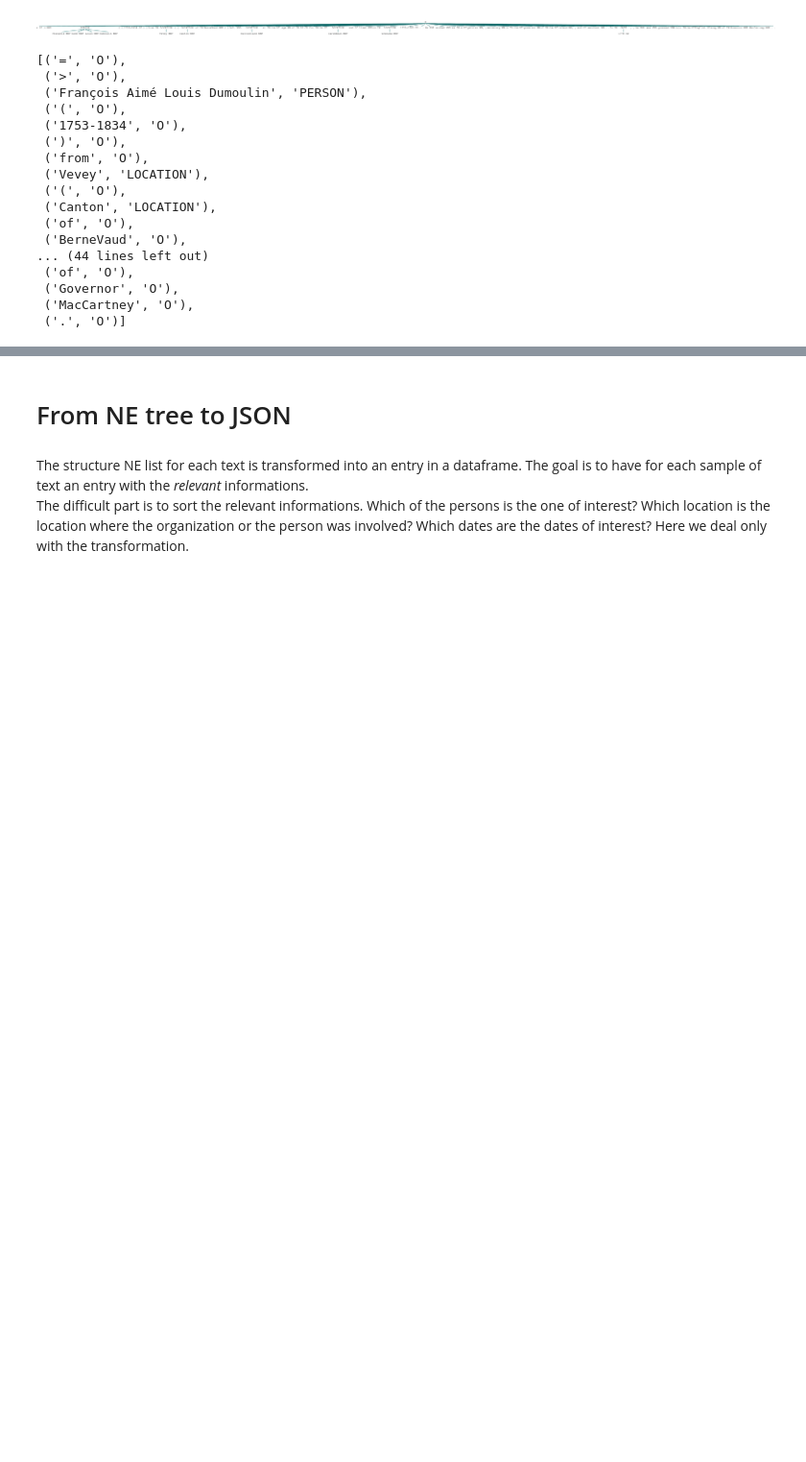
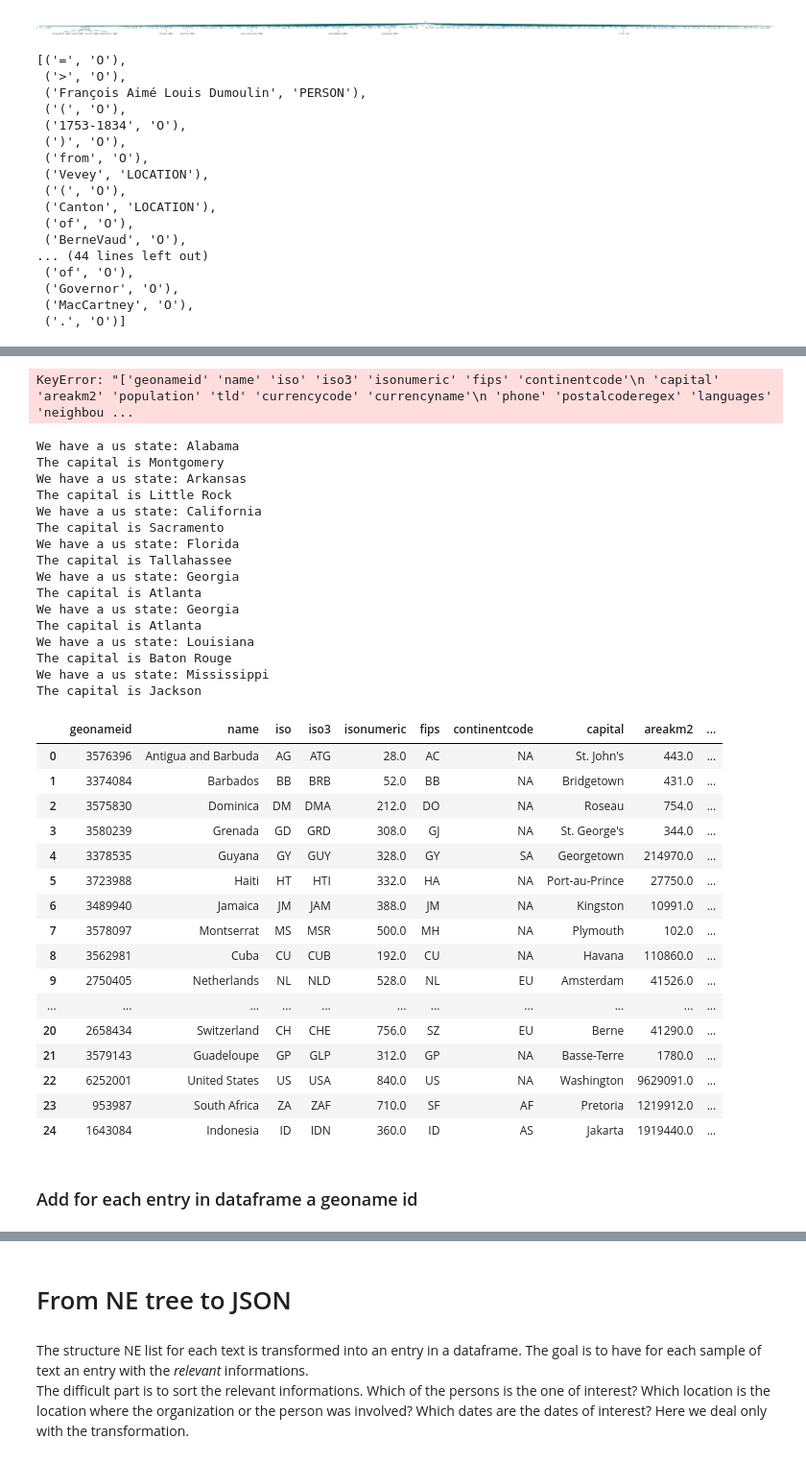
Before and after one commit to ych-wang/Colonial-heritage-in-Switzerland, a Jupyter notebook: caricom-text-processing.ipynb, the cells around one changed output, grey strips where cells are left out. Shown at 96% size. Drawn from its saved outputs; the diff is of its cells as text; code cells hidden in the pictures; blank space fills up the shorter version.

```diff
--- a/caricom-text-processing.ipynb
+++ b/caricom-text-processing.ipynb
@@ -287,0 +794,2 @@ def ner_text(text):
+# %%
+countries_raw = caricomDataRaw['colonial_Location'].unique()
@@ -287,0 +807,13 @@ def ner_text(text):
+# %%
+us_states = gc.get_us_states()
+#us_states
+# %%
+us_states_dic = []
+for i in range(len(list(us_states.keys())[0:51])):
+    key = list(us_states.keys())[i]
+    #print(key)
+    all_inf = us_states[str(key)]
+    name = all_inf['name']
+    us_states_dic.append([name,key])
+    #print(name)
+#us_states_dic
@@ -287,0 +942,54 @@ def ner_text(text):
+# %%
+#transform JSON list into a dataframe
+colonial_countries = pd.json_normalize(countries_geo_dict_final)
+colonial_countries.drop_duplicates()
+colonial_countries.drop(colonial_countries[colonial_countries['iso']=='GE'])
+# %% [output]
+KeyError: "['geonameid' 'name' 'iso' 'iso3' 'isonumeric' 'fips' 'continentcode'\n 'capital' 'areakm2' 'population' 'tld' 'currencycode' 'currencyname'\n 'phone' 'postalcoderegex' 'languages' 'neighbou ...
+# %%
+#add capitals for us states
+for name in colonial_countries['name'] :
+    if name in only_names: #only names is the list of US states
+        print(f'We have a us state: {name}')
+        capital = capital_dic[name]
+        print(f'The capital is {capital}')
+        #df = colonial_countries.loc[colonial_countries['name'] == name]
+        colonial_countries.loc[(colonial_countries['name'] == name),'capital']=capital
+        #colonial_countries.insert(2,'capital', capital)
+colonial_countries
+# %% [output]
+We have a us state: Alabama
+The capital is Montgomery
+We have a us state: Arkansas
+The capital is Little Rock
+We have a us state: California
+The capital is Sacramento
+We have a us state: Florida
+The capital is Tallahassee
+We have a us state: Georgia
+The capital is Atlanta
+We have a us state: Georgia
+The capital is Atlanta
+We have a us state: Louisiana
+The capital is Baton Rouge
+We have a us state: Mississippi
+The capital is Jackson
+|  | geonameid | name | iso | iso3 | isonumeric | fips | continentcode | capital | areakm2 | ... |
+| 0 | 3576396 | Antigua and Barbuda | AG | ATG | 28.0 | AC | NA | St. John's | 443.0 | ... |
+| 1 | 3374084 | Barbados | BB | BRB | 52.0 | BB | NA | Bridgetown | 431.0 | ... |
+| 2 | 3575830 | Dominica | DM | DMA | 212.0 | DO | NA | Roseau | 754.0 | ... |
+| 3 | 3580239 | Grenada | GD | GRD | 308.0 | GJ | NA | St. George's | 344.0 | ... |
+| 4 | 3378535 | Guyana | GY | GUY | 328.0 | GY | SA | Georgetown | 214970.0 | ... |
+| 5 | 3723988 | Haiti | HT | HTI | 332.0 | HA | NA | Port-au-Prince | 27750.0 | ... |
+| 6 | 3489940 | Jamaica | JM | JAM | 388.0 | JM | NA | Kingston | 10991.0 | ... |
+| 7 | 3578097 | Montserrat | MS | MSR | 500.0 | MH | NA | Plymouth | 102.0 | ... |
+| 8 | 3562981 | Cuba | CU | CUB | 192.0 | CU | NA | Havana | 110860.0 | ... |
+| 9 | 2750405 | Netherlands | NL | NLD | 528.0 | NL | EU | Amsterdam | 41526.0 | ... |
+| ... | ... | ... | ... | ... | ... | ... | ... | ... | ... | ... |
+| 20 | 2658434 | Switzerland | CH | CHE | 756.0 | SZ | EU | Berne | 41290.0 | ... |
+| 21 | 3579143 | Guadeloupe | GP | GLP | 312.0 | GP | NA | Basse-Terre | 1780.0 | ... |
+| 22 | 6252001 | United States | US | USA | 840.0 | US | NA | Washington | 9629091.0 | ... |
+| 23 | 953987 | South Africa | ZA | ZAF | 710.0 | SF | AF | Pretoria | 1219912.0 | ... |
+| 24 | 1643084 | Indonesia | ID | IDN | 360.0 | ID | AS | Jakarta | 1919440.0 | ... |
+# %% [markdown]
+### Add for each entry in dataframe a geoname id
```
Also changed, not shown: parts of 100 cells of this notebook.
